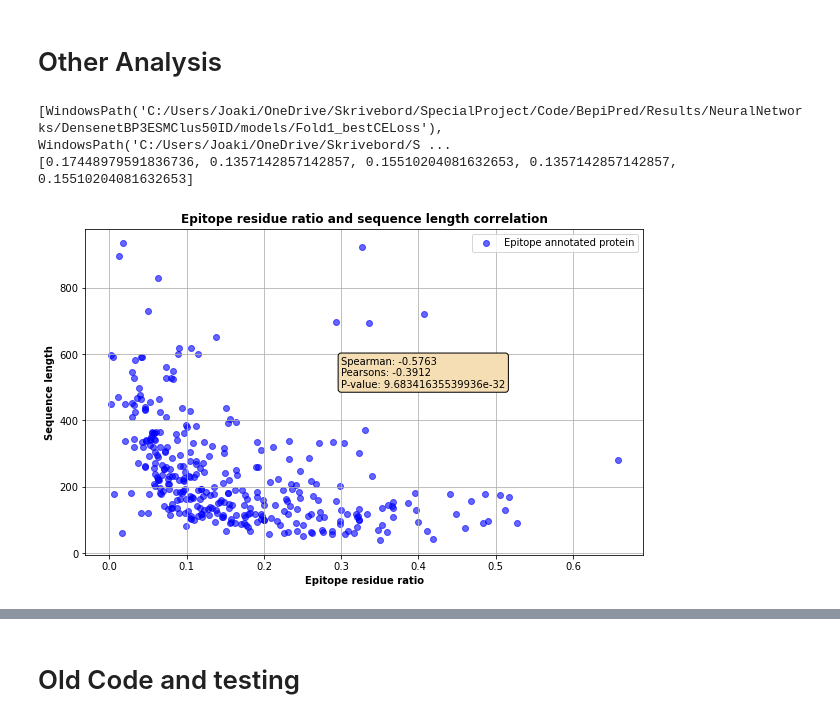
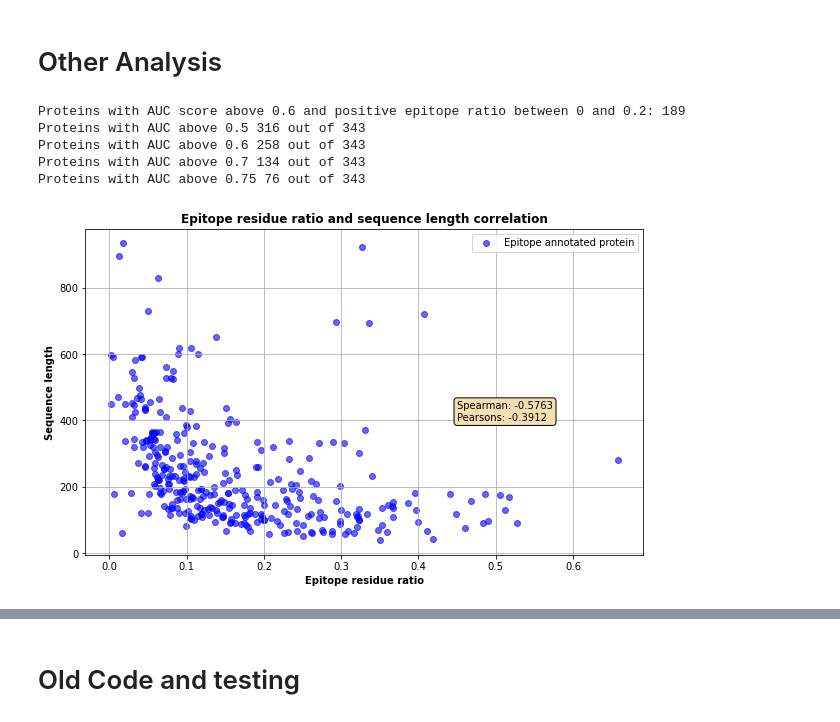
Before and after one commit to UberClifford/BepiPred3.0, a Jupyter notebook: DeepLearningModels.ipynb, the cells around one changed output, grey strips where cells are left out. Drawn from its saved outputs; the diff is of its cells as text; code cells hidden in the pictures.

```diff
--- a/DeepLearningModels.ipynb
+++ b/DeepLearningModels.ipynb
@@ -1309,7 +1292,7 @@ model = MyDenseNet() ##DensenetNonHomRedESM
 
 #model = MyDenseNet(1281) #ESMClus50IDandSeqLen
 
-_, _ = evaluate_models_with_roc_curve(model, best_ce_loss_models, best_mcc_thresholds,  test_set_loader, plot_title, FIGURE_DIR / "roc_curve" )
+_, _, _, _ = evaluate_models_with_roc_curve(model, best_ce_loss_models, best_mcc_thresholds,  test_set_loader, plot_title, FIGURE_DIR / "roc_curve" )
 # %% [output]
 Fold1
 AUC10: 0.1144
@@ -1361,8 +1344,6 @@ anno_path = BEPIPRED3_CLUS50ID_TEST_ANNO
 #model_path = RESULTS_DIR / "NeuralNetworks" / "LSTMBP3ESMClus50ID" / "models"
 #model_path = RESULTS_DIR / "NeuralNetworks" / "LSTMBP3BlosumClus50ID" / "models"
 model_path = RESULTS_DIR / "NeuralNetworks" / "SeqlenDensenetBP3ESMClus50ID" / "models"
-
-
 
 #model architectures
 #model = MyDenseNet()
@@ -1410,9 +1391,9 @@ accs_in_test_set = ["7lj4_B","4xak_A",
 #accs_in_test_set = ["7jum_A"]
 
 #accs_in_test_set = ["4qci_D"]
-#accs_in_test_set = ["7chz_I"]
+accs_in_test_set = ["7chz_I"]
 #accs_in_test_set = ["5f72_K"]
-accs_in_test_set = ["2xwt_C"]
+#accs_in_test_set = ["2xwt_C"]
 
 latex_formats = str()
 for acc_in_test_set in accs_in_test_set:
@@ -1430,11 +1411,11 @@ for acc_in_test_set in accs_in_test_set:
 #                                              batch_size=4, accs_to_evaluate = [acc_in_test_set],
 #                                             use_both_encodings=True)
 
-    overfit_test_protein_thresholds, latex_format = evaluate_models_with_roc_curve(model, best_ce_loss_models,
+    overfit_test_protein_thresholds, latex_format, _, _ = evaluate_models_with_roc_curve(model, best_ce_loss_models,
                                                                      best_mcc_thresholds,
                                                                      test_set_loader, plot_title,
                                                                      FIGURE_DIR / "roc_curve",
-                                                                    print_top_seq_idxs=True, num_top_preds_to_print=20)
+                                                                    print_top_seq_idxs=True, num_top_preds_to_print=152)
 
 
 
@@ -1658,7 +1639,7 @@ def correlation_plot(pos_epi_ratios,
 
 #    plt.text(0.45, 0.45, f"Spearman: {round(scc,4)}\nPearsons: {round(pcc,4)}\nP-value: {pval}",
 #             bbox=props)
-    plt.text(0.3, 500, f"Spearman: {round(scc,4)}\nPearsons: {round(pcc,4)}\nP-value: {pval}",
+    plt.text(0.45, 400, f"Spearman: {round(scc,4)}\nPearsons: {round(pcc,4)}",
              bbox=props)
     file_dir = file_name.parent
     if not file_dir.is_dir():
@@ -1666,53 +1647,56 @@ def correlation_plot(pos_epi_ratios,
 
     plt.savefig(file_name, dpi = 500, bbox_inches='tight')
     plt.show()
 
 
 model_path = RESULTS_DIR / "NeuralNetworks" / "DensenetBP3ESMClus50ID" / "models"
 model = MyDenseNet()
 #model_path = RESULTS_DIR / "NeuralNetworks" / "SeqlenDensenetBP3ESMClus50ID" / "models"
 #model= MyDenseNet(1281)
-
+#
 best_ce_loss_models = list( model_path.glob("*bestCELoss*") )
 best_mcc_thresholds = pickle.load(open(model_path / "best_mcc_threshold.pickle", "rb"))
-
-print(best_ce_loss_models)
-print(best_mcc_thresholds)
-
+#
+#print(best_ce_loss_models)
+#print(best_mcc_thresholds)
+#
 #scores = generate_sorted_by_num_of_pos_anno_preds(model, best_ce_loss_models,
 #                                                  best_mcc_thresholds, BEPIPRED3_CLUS50ID)
 #scores = generate_sorted_by_num_of_pos_anno_preds(model, best_ce_loss_models,
 #                                                  best_mcc_thresholds, BEPIPRED3_CLUS50ID, add_seq_len=True)
+#
+num_of_dp = len(scores[0])
+val_pos_epi_ratios = scores[0]
+val_loss_scores = scores[1]
+val_mcc_loss_scores = scores[2]
+val_auc_loss_scores = scores[3]
+val_auc10_loss_scores = scores[4]
+val_overfit_threshs = scores[5]
+val_seq_lens = scores[6]
+##
 
-#num_of_dp = len(scores[0])
-#val_pos_epi_ratios = scores[0]
-#val_loss_scores = scores[1]
-#val_mcc_loss_scores = scores[2]
-#val_auc_loss_scores = scores[3]
-#val_auc10_loss_scores = scores[4]
-#val_overfit_threshs = scores[5]
-#val_seq_lens = scores[6]
-#
-#val_seq_lens = np.concatenate(val_seq_lens)
 #
 #val = len([val_auc_loss_scores[i] for i in range(num_of_dp) if val_auc_loss_scores[i] >= 0.6 and val_pos_epi_ratios[i] <= 0.2])
-#print(f"Proteins with AUC score above 0.6 and positive epitope ratio between 0 and 0.2: {val}")
-#print(f"Proteins with AUC above 0.5 {len([auc for auc in val_auc_loss_scores if auc >= 0.5])} out of {num_of_dp}")
-#print(f"Proteins with AUC above 0.6 {len([auc for auc in val_auc_loss_scores if auc >= 0.6])} out of {num_of_dp}")
-#print(f"Proteins with AUC above 0.7 {len([auc for auc in val_auc_loss_scores if auc >= 0.7])} out of {num_of_dp}")
-#print(f"Proteins with AUC above 0.75 {len([auc for auc in val_auc_loss_scores if auc >= 0.75])} out of {num_of_dp}")
+print(f"Proteins with AUC score above 0.6 and positive epitope ratio between 0 and 0.2: {val}")
+print(f"Proteins with AUC above 0.5 {len([auc for auc in val_auc_loss_scores if auc >= 0.5])} out of {num_of_dp}")
+print(f"Proteins with AUC above 0.6 {len([auc for auc in val_auc_loss_scores if auc >= 0.6])} out of {num_of_dp}")
+print(f"Proteins with AUC above 0.7 {len([auc for auc in val_auc_loss_scores if auc >= 0.7])} out of {num_of_dp}")
+print(f"Proteins with AUC above 0.75 {len([auc for auc in val_auc_loss_scores if auc >= 0.75])} out of {num_of_dp}")
 
 ### CE LOSS ###
 #correlation_plot(val_pos_epi_ratios, val_loss_scores, FIGURE_DIR / "CEAndEpiRatioCor", draw_fitted_line = True)
 #### MCC ###
 #correlation_plot(val_pos_epi_ratios, val_mcc_loss_scores, FIGURE_DIR / "MCCAndEpiRatioCor", y_name = "MCC")
 #### AUC ###
 #correlation_plot(val_pos_epi_ratios, val_auc_loss_scores, FIGURE_DIR / "AUCAndEpiRatioCor", y_name = "AUC")
 #### AUC10 ###
 #correlation_plot(val_pos_epi_ratios, val_auc10_loss_scores, FIGURE_DIR / "AUC10AndEpiRatioCor", y_name = "AUC10")
 ### Sequence lengths ###
 correlation_plot(val_pos_epi_ratios, val_seq_lens, FIGURE_DIR / "SeqLenAndEpiRatioCor", y_name = "Sequence length", title="Epitope residue ratio and sequence length correlation")
 # %% [output]
-[WindowsPath('C:/Users/Joaki/OneDrive/Skrivebord/SpecialProject/Code/BepiPred/Results/NeuralNetworks/DensenetBP3ESMClus50ID/models/Fold1_bestCELoss'), WindowsPath('C:/Users/Joaki/OneDrive/Skrivebord/S ...
-[0.17448979591836736, 0.1357142857142857, 0.15510204081632653, 0.1357142857142857, 0.15510204081632653]
+Proteins with AUC score above 0.6 and positive epitope ratio between 0 and 0.2: 189
+Proteins with AUC above 0.5 316 out of 343
+Proteins with AUC above 0.6 258 out of 343
+Proteins with AUC above 0.7 134 out of 343
+Proteins with AUC above 0.75 76 out of 343
-[figure, old version]
+[figure, new version]
```
Also changed, not shown: parts of 15 cells of this notebook, 8 other files.
